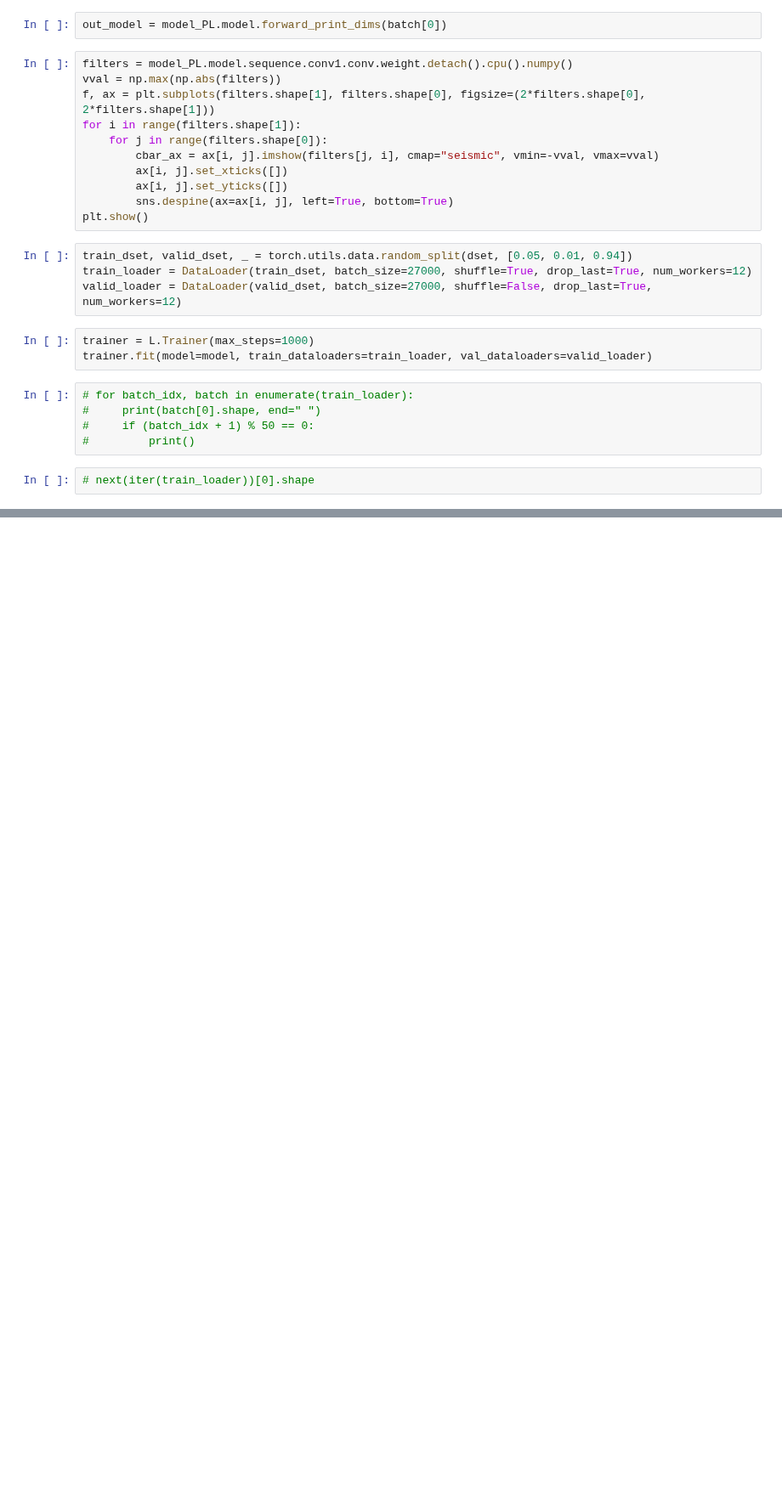
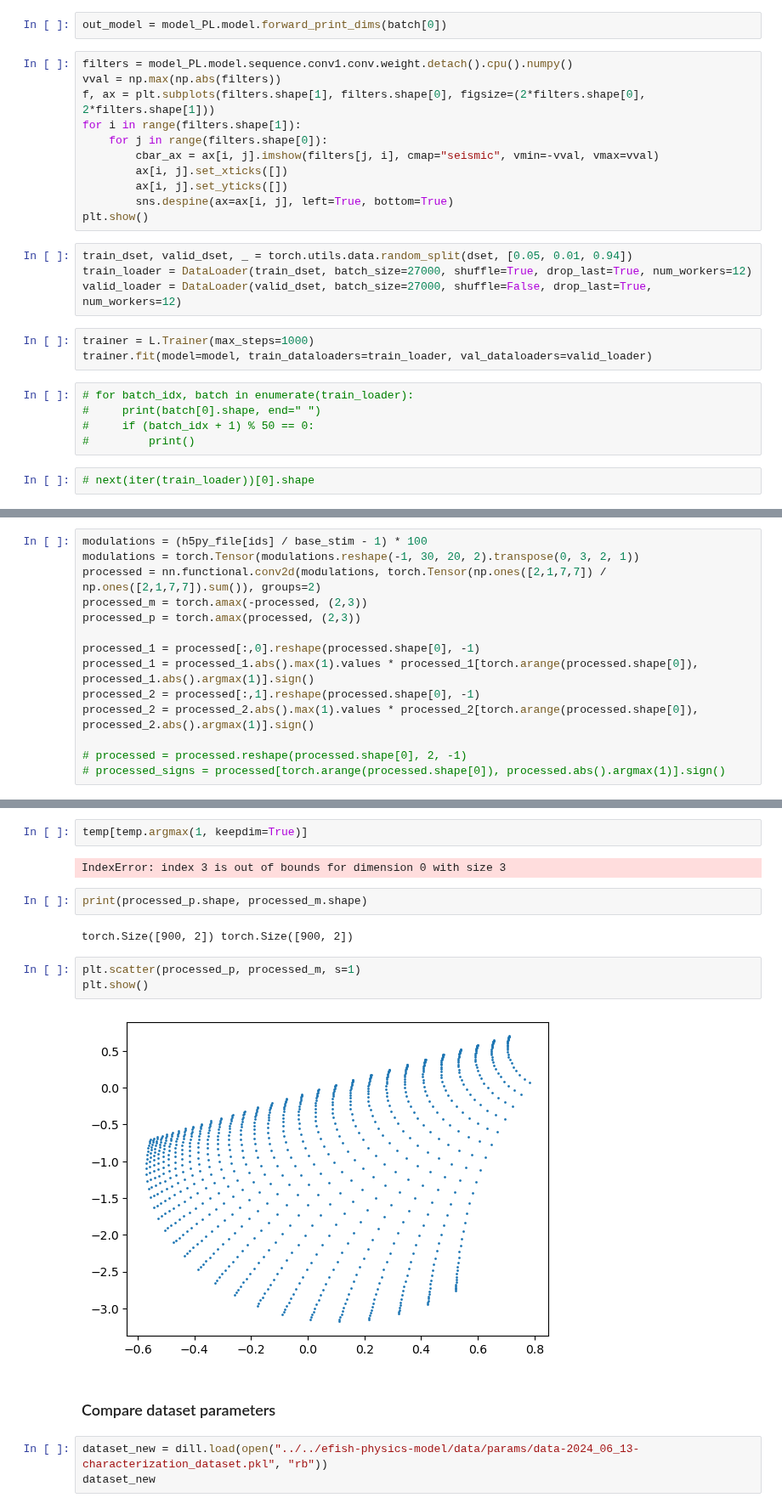
Before and after one commit to DenisTurcu/efish-characterization, a Jupyter notebook: end-to-end/end-to-end-conv-nn-models.ipynb, the cells around one changed output, grey strips where cells are left out. Shown at 85% size. Saved outputs shown, nothing was run; the diff lists cells and outputs as text; blank space fills up the shorter version.

```diff
--- a/end-to-end/end-to-end-conv-nn-models.ipynb
+++ b/end-to-end/end-to-end-conv-nn-models.ipynb
@@ -109,0 +146,14 @@ trainer.fit(model=model, train_dataloaders=train_loader, val_dataloaders=valid_l
+# %%
+modulations = (h5py_file[ids] / base_stim - 1) * 100
+modulations = torch.Tensor(modulations.reshape(-1, 30, 20, 2).transpose(0, 3, 2, 1))
+processed = nn.functional.conv2d(modulations, torch.Tensor(np.ones([2,1,7,7]) / np.ones([2,1,7,7]).sum()), groups=2)
+processed_m = torch.amax(-processed, (2,3))
+processed_p = torch.amax(processed, (2,3))
+
+processed_1 = processed[:,0].reshape(processed.shape[0], -1)
+processed_1 = processed_1.abs().max(1).values * processed_1[torch.arange(processed.shape[0]), processed_1.abs().argmax(1)].sign()
+processed_2 = processed[:,1].reshape(processed.shape[0], -1)
+processed_2 = processed_2.abs().max(1).values * processed_2[torch.arange(processed.shape[0]), processed_2.abs().argmax(1)].sign()
+
+# processed = processed.reshape(processed.shape[0], 2, -1)
+# processed_signs = processed[torch.arange(processed.shape[0]), processed.abs().argmax(1)].sign()
@@ -109,0 +193,18 @@ trainer.fit(model=model, train_dataloaders=train_loader, val_dataloaders=valid_l
+# %%
+temp[temp.argmax(1, keepdim=True)]
+# %% [output]
+IndexError: index 3 is out of bounds for dimension 0 with size 3
+# %%
+print(processed_p.shape, processed_m.shape)
+# %% [output]
+torch.Size([900, 2]) torch.Size([900, 2])
+# %%
+plt.scatter(processed_p, processed_m, s=1)
+plt.show()
+# %% [output]
+[figure, added]
+# %% [markdown]
+### Compare dataset parameters
+# %%
+dataset_new = dill.load(open("../../efish-physics-model/data/params/data-2024_06_13-characterization_dataset.pkl", "rb"))
+dataset_new
```
Also changed, not shown: parts of 13 cells of this notebook.
